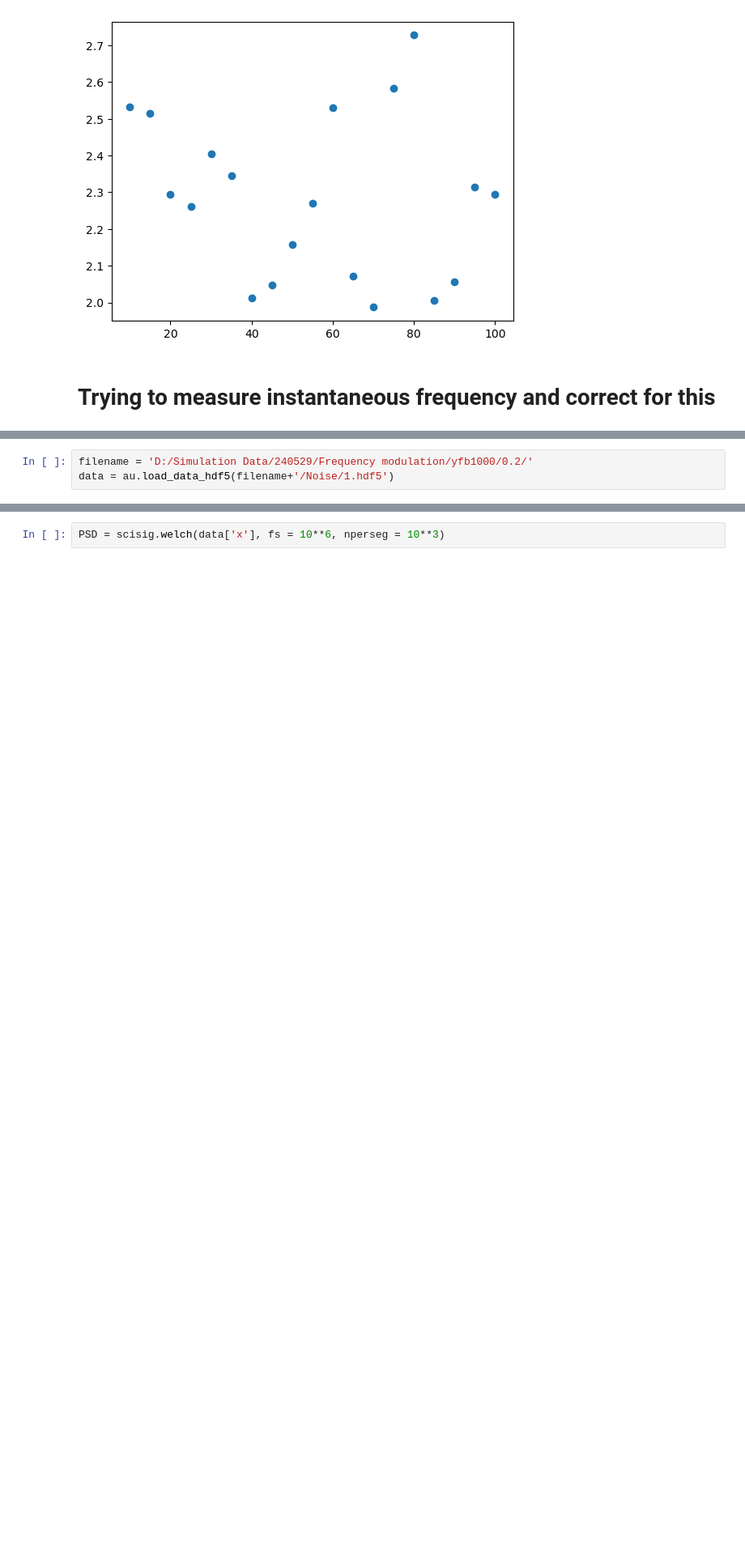
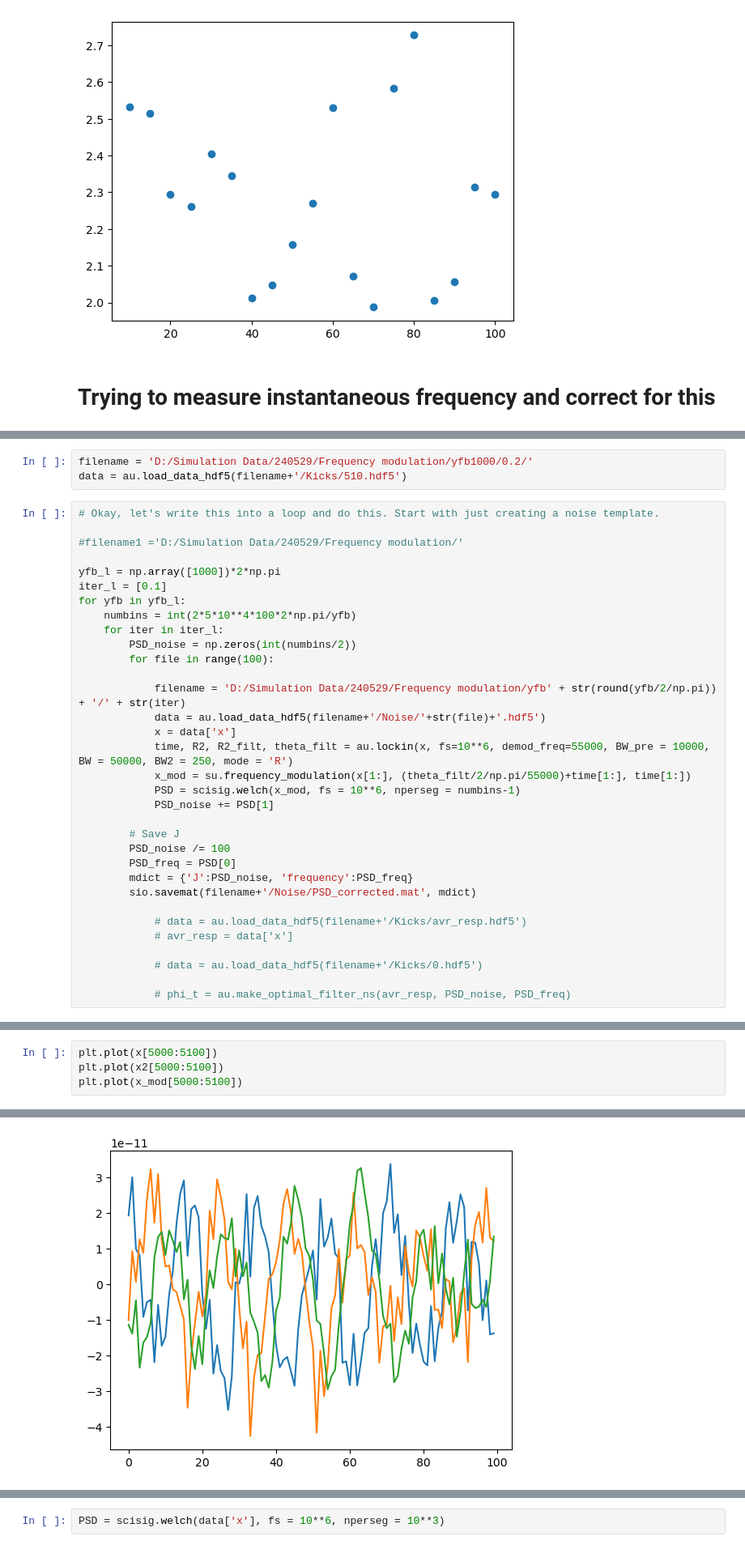
Before and after one commit to tompenny/SIMPLE_impulsesimulations, a Jupyter notebook: Reconstruction - Non-stationary transfer function.ipynb, the cells around one changed output, grey strips where cells are left out. Shown at 81% size. Saved outputs shown, nothing was run; the diff lists cells and outputs as text; blank space fills up the shorter version.

```diff
--- a/Reconstruction - Non-stationary transfer function.ipynb
+++ b/Reconstruction - Non-stationary transfer function.ipynb
@@ -515,3 +520,36 @@ plt.plot(bands[:], widths*300/means, 'o')
 # %%
 filename = 'D:/Simulation Data/240529/Frequency modulation/yfb1000/0.2/'
-data = au.load_data_hdf5(filename+'/Noise/1.hdf5')
+data = au.load_data_hdf5(filename+'/Kicks/510.hdf5')
+# %%
+# Okay, let's write this into a loop and do this. Start with just creating a noise template.
+
+#filename1 ='D:/Simulation Data/240529/Frequency modulation/'
+
+yfb_l = np.array([1000])*2*np.pi
+iter_l = [0.1]
+for yfb in yfb_l:
+    numbins = int(2*5*10**4*100*2*np.pi/yfb)
+    for iter in iter_l:
+        PSD_noise = np.zeros(int(numbins/2))
+        for file in range(100):
+
+            filename = 'D:/Simulation Data/240529/Frequency modulation/yfb' + str(round(yfb/2/np.pi)) + '/' + str(iter)
+            data = au.load_data_hdf5(filename+'/Noise/'+str(file)+'.hdf5')
+            x = data['x']
+            time, R2, R2_filt, theta_filt = au.lockin(x, fs=10**6, demod_freq=55000, BW_pre = 10000, BW = 50000, BW2 = 250, mode = 'R')
+            x_mod = su.frequency_modulation(x[1:], (theta_filt/2/np.pi/55000)+time[1:], time[1:])
+            PSD = scisig.welch(x_mod, fs = 10**6, nperseg = numbins-1)
+            PSD_noise += PSD[1]
+
+        # Save J
+        PSD_noise /= 100
+        PSD_freq = PSD[0]
+        mdict = {'J':PSD_noise, 'frequency':PSD_freq}
+        sio.savemat(filename+'/Noise/PSD_corrected.mat', mdict)
+
+            # data = au.load_data_hdf5(filename+'/Kicks/avr_resp.hdf5')
+            # avr_resp = data['x']
+
+            # data = au.load_data_hdf5(filename+'/Kicks/0.hdf5')
+
+            # phi_t = au.make_optimal_filter_ns(avr_resp, PSD_noise, PSD_freq)
@@ -517,0 +560,5 @@ data = au.load_data_hdf5(filename+'/Noise/1.hdf5')
+# %%
+plt.plot(x[5000:5100])
+plt.plot(x2[5000:5100])
+plt.plot(x_mod[5000:5100])
+# %% [output]
@@ -517,0 +566 @@ data = au.load_data_hdf5(filename+'/Noise/1.hdf5')
+[figure, added]
```
Also changed, not shown: parts of 20 cells of this notebook, 1 other file.
